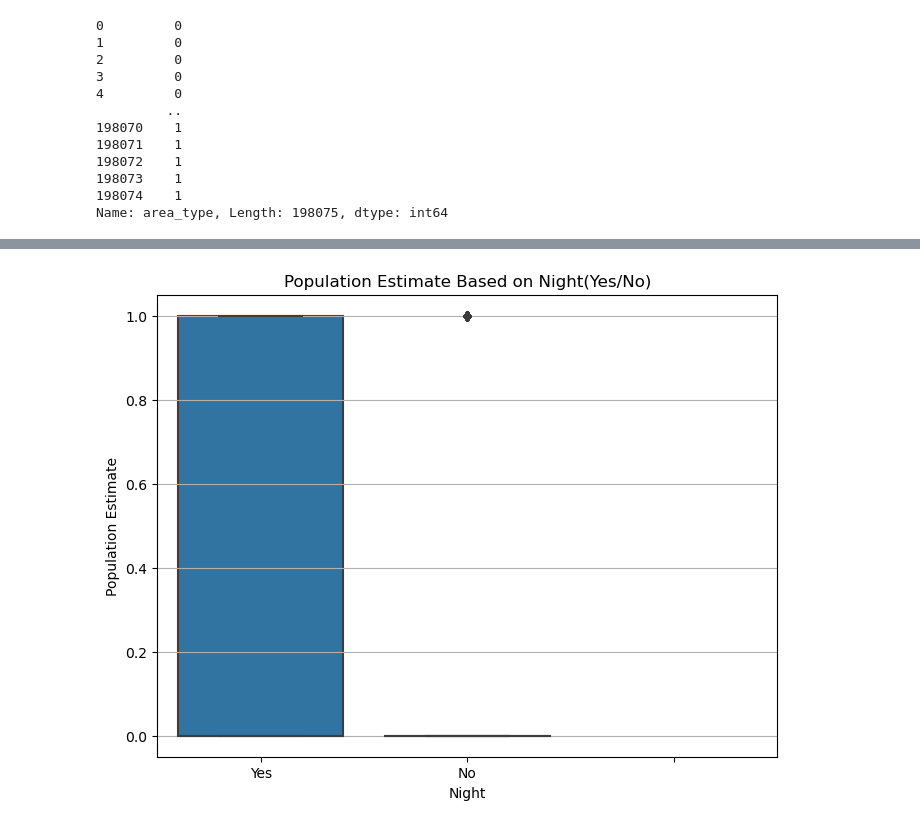
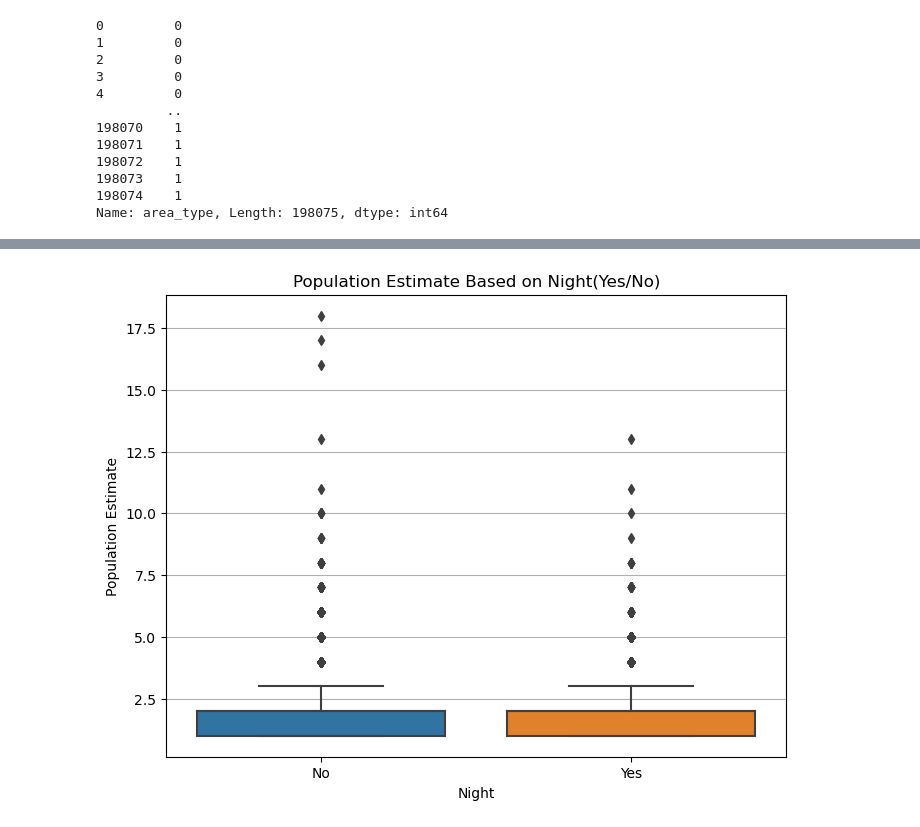
Before and after one commit to Eliab16/VDOT-crash-analysis, a Jupyter notebook: notebooks/VDOT-2.ipynb, the cells around one changed output, grey strips where cells are left out. Cells and saved outputs as stored; diff of their text form; code cells hidden in the pictures.

```diff
--- a/notebooks/VDOT-2.ipynb
+++ b/notebooks/VDOT-2.ipynb
@@ -186 +170,3 @@ plt.show()
+# %%
+crash_data2.drop(crash_data2[crash_data2['area_type']==""].index,inplace=True)
 # %%
@@ -203,3 +189,3 @@ plt.show()
 # %%
-merged_data['relation_to_roadway_desc'] = merged_data['relation_to_roadway_desc'].replace('Other location not listed above within an interchange area (median, shoulder , roadside)','Other location not listed')
+crash_data2['relation_to_roadway_desc'] = crash_data2['relation_to_roadway_desc'].replace('Other location not listed above within an interchange area (median, shoulder , roadside)','Other location not listed')
 # %%
@@ -383,14 +381,18 @@ Name: distracted_notdistracted, Length: 199863, dtype: Int64
+# %%
+crash_data2['speed_notspeed'] = crash_data2['speed_notspeed'].map({'Yes':1 ,'No':0})
+# %%
+crash_data2['speed_notspeed'] = crash_data2['speed_notspeed'].astype('Int64')
 # %%
 plt.figure(figsize=(8,6))
-sns.boxplot(x='night',y='',data = crash_data)
+sns.boxplot(x='distracted_notdistracted',y='veh_count',data = crash_data2)
 # size ='persons_injured',sizes=(40,200))
 plt.title('Population Estimate Based on Night(Yes/No)')
 plt.xlabel('Night')
 plt.ylabel('Population Estimate')
 # plt.legend(title = 'legend' ,bbox_to_anchor=(1.05,1),loc='upper left')
 # plt.tight_layout()
 # plt.savefig(format='jpg', fname='pedestrian vs population')
 plt.grid(axis='y')
 plt.show()
 # %% [output]
-[figure, old version]
+[figure, new version]
```
Also changed, not shown: parts of 44 cells of this notebook.
